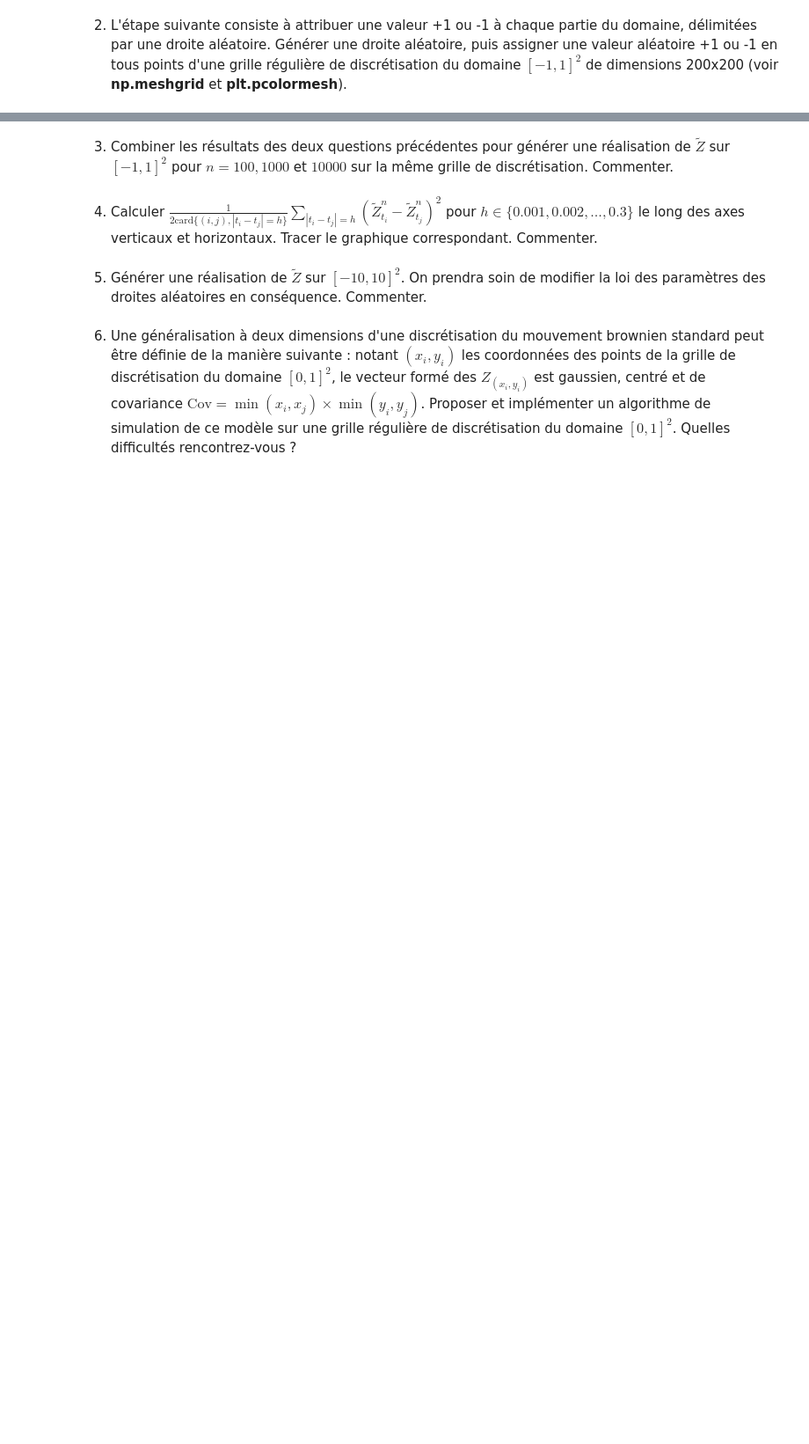
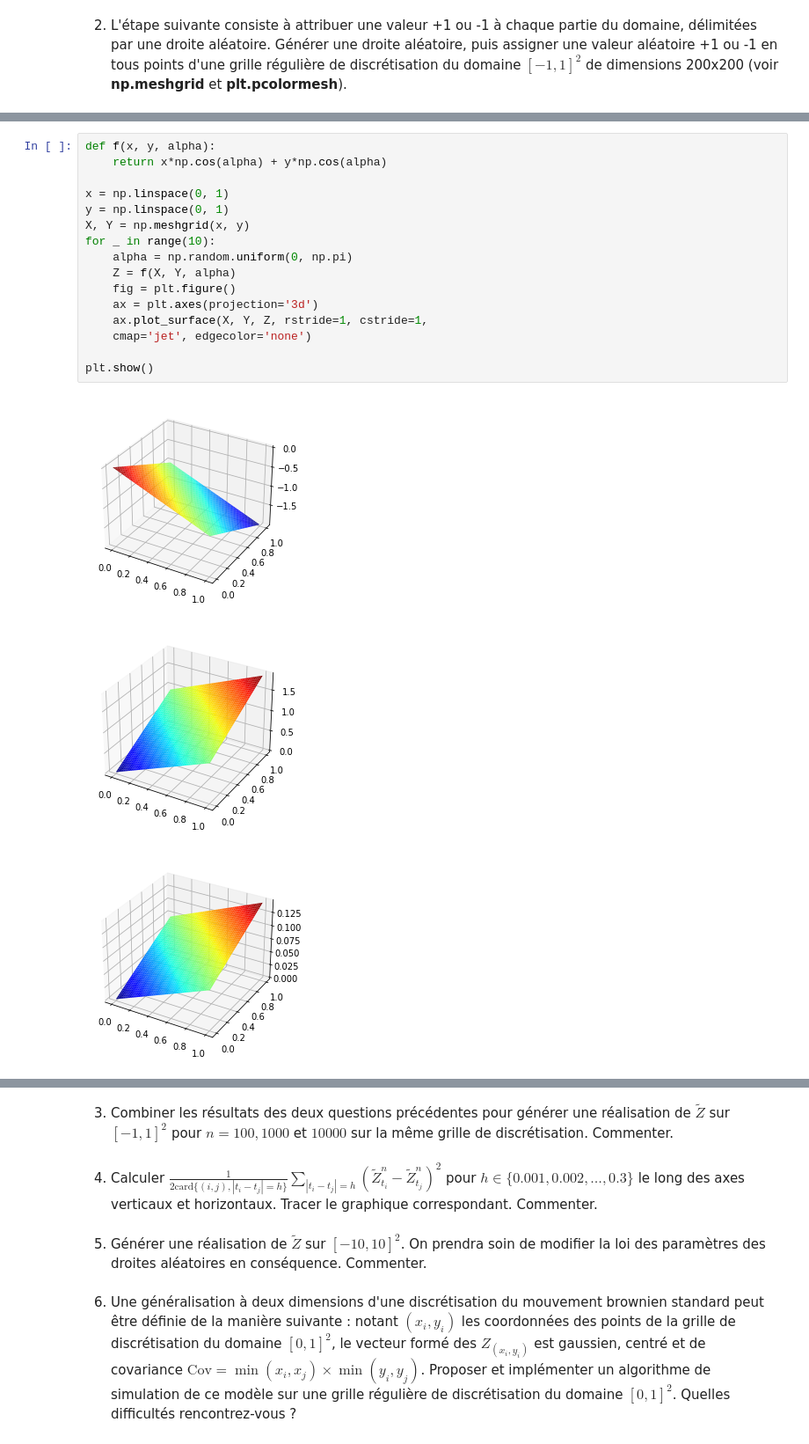
Before and after one commit to gabrielleberrada/projet_num_proba, a Jupyter notebook: Projet_numerique_de_Probabilités_2022 - enonce.ipynb, the cells around one changed output, grey strips where cells are left out. Shown at 88% size. Drawn from its saved outputs; the diff is of its cells as text; blank space fills up the shorter version.

```diff
--- a/Projet_numerique_de_Probabilités_2022 - enonce.ipynb
+++ b/Projet_numerique_de_Probabilités_2022 - enonce.ipynb
@@ -415,0 +426,20 @@ plt.show()
+# %%
+def f(x, y, alpha):
+    return x*np.cos(alpha) + y*np.cos(alpha)
+
+x = np.linspace(0, 1)
+y = np.linspace(0, 1)
+X, Y = np.meshgrid(x, y)
+for _ in range(10):
+    alpha = np.random.uniform(0, np.pi)
+    Z = f(X, Y, alpha)
+    fig = plt.figure()
+    ax = plt.axes(projection='3d')
+    ax.plot_surface(X, Y, Z, rstride=1, cstride=1,
+    cmap='jet', edgecolor='none')
+
+plt.show()
+# %% [output]
+[figure, added]
+[figure, added]
+[figure, added]
```
Also changed, not shown: parts of 7 cells of this notebook.
